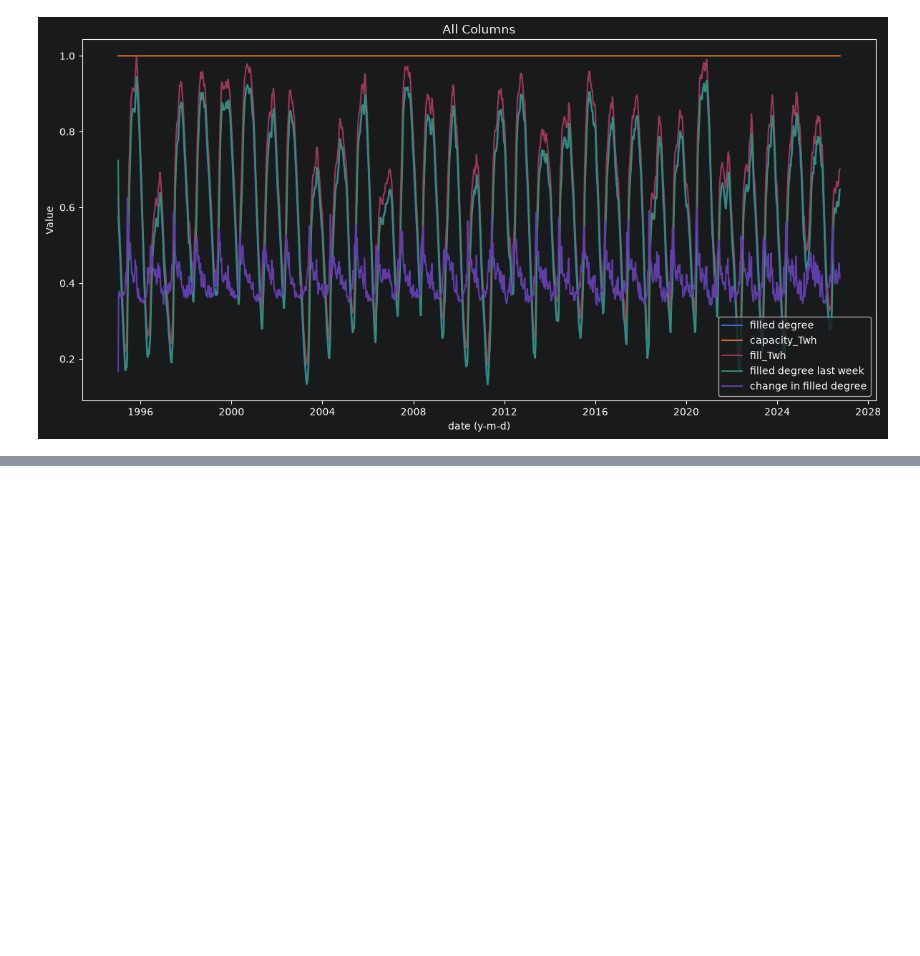
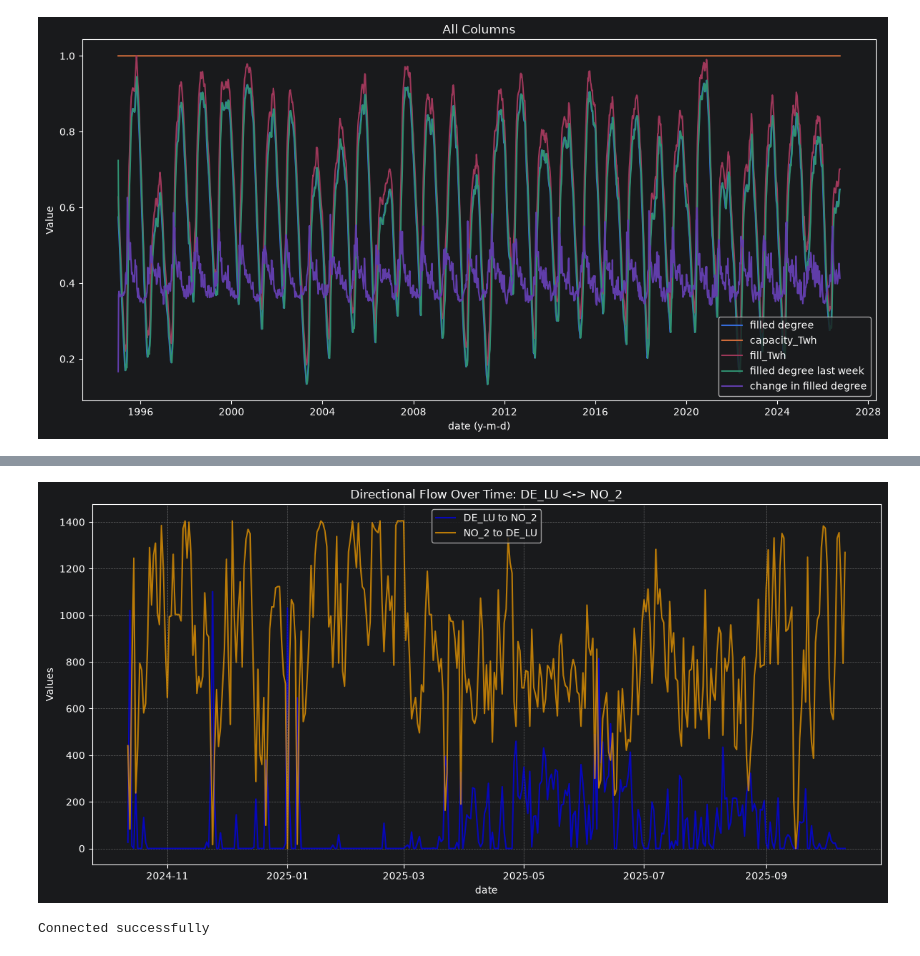
Before and after one commit to LjosNorth/IND320LjosNorth, a Jupyter notebook: notebooks/Oblig2.ipynb, the cells around one changed output, grey strips where cells are left out. Cells and saved outputs as stored; diff of their text form; code cells hidden in the pictures; blank space fills up the shorter version.

```diff
--- a/notebooks/Oblig2.ipynb
+++ b/notebooks/Oblig2.ipynb
@@ -229,0 +297,44 @@ plt.show()
+# %%
+# Aggregate to daily averages to reduce noise and point density
+data = (
+    firstYear.groupBy(F.date_trunc("day", "time").alias("date"))
+    .agg(
+        F.avg("de_lu_to_no_2").alias("de_lu_to_no_2"),
+        F.avg("no_2_to_de_lu").alias("no_2_to_de_lu"),
+    )
+    .sort("date")
+    .collect()
+)
+# %%
+times = [row["date"] for row in data]
+de_lu_to_no_2_vals = [row["de_lu_to_no_2"] for row in data]
+no_2_to_de_lu_vals = [row["no_2_to_de_lu"] for row in data]
+# %%
+# 2. Create the line chart using the native Python lists
+plt.figure(figsize=(12, 6))
+plt.plot(
+    times,
+    de_lu_to_no_2_vals,
+    label="DE_LU to NO_2",
+    color="blue",
+    alpha=0.7,
+)
+plt.plot(
+    times,
+    no_2_to_de_lu_vals,
+    label="NO_2 to DE_LU",
+    color="orange",
+    alpha=0.7,
+)
+
+# 3. Customize and display the chart
+plt.xlabel("date")
+plt.ylabel("Values")
+plt.title("Directional Flow Over Time: DE_LU <-> NO_2")
+plt.legend()
+plt.grid(True, linestyle="--", alpha=0.5)
+plt.tight_layout()
+
+plt.show()
+# %% [output]
+[figure, added]
@@ -229,0 +344,15 @@ plt.show()
+# %%
+from pymongo import MongoClient
+uri = f"mongodb+srv://hbborve_db_user:{PWD}@ind320db.peyqaxm.mongodb.net/?appName=IND320DB"
+
+mongoClient = MongoClient(uri)
+try:
+    mongoClient.admin.command("ping")
+    print("Connected successfully")
+    mongoClient.close()
+
+except Exception as e:
+    raise Exception(
+        "The following error occurred: ", e)
+# %% [output]
+Connected successfully
```
Also changed, not shown: parts of 33 cells of this notebook, 10 other files.
